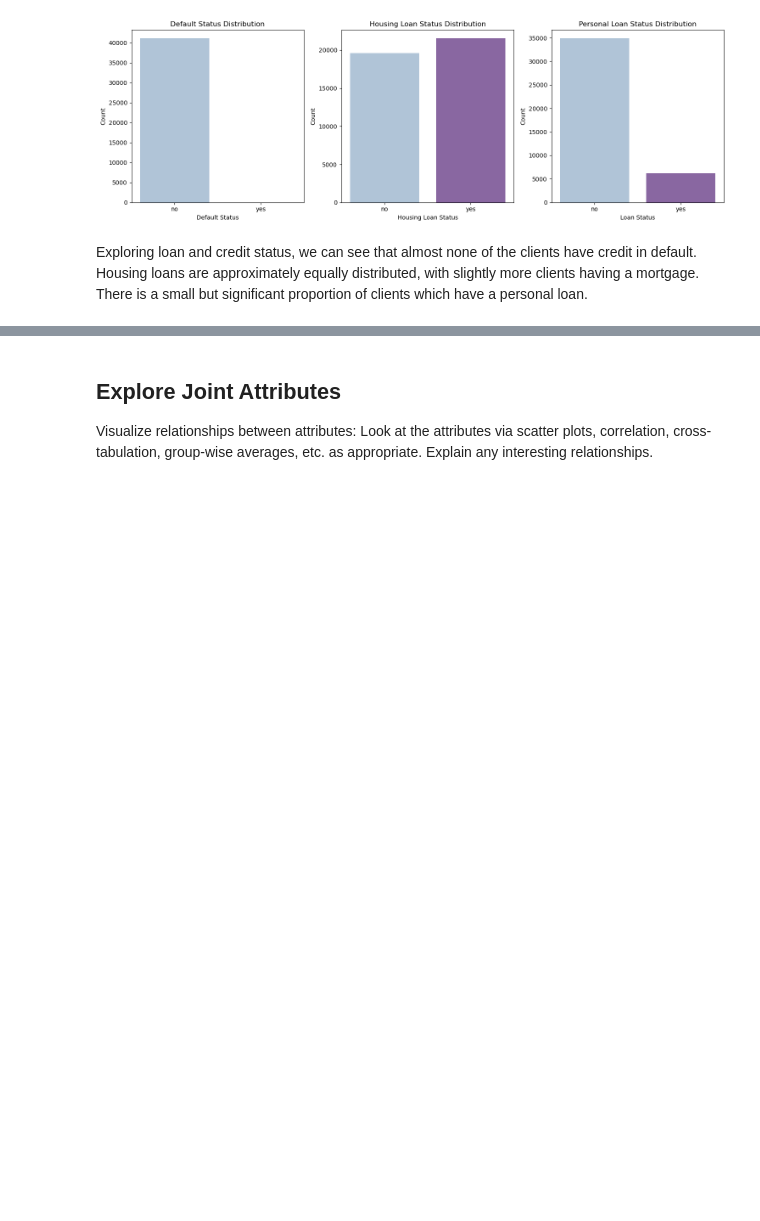
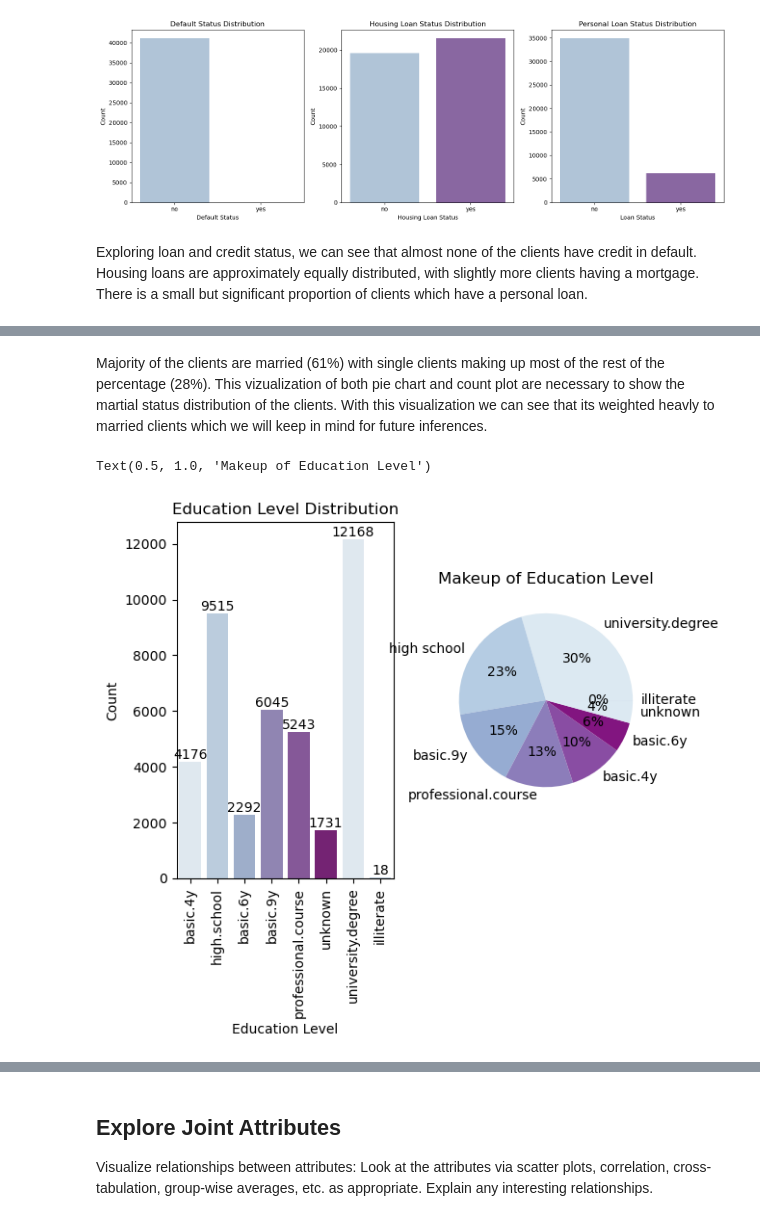
Before and after one commit to NickSager/DS7331_Projects, a Jupyter notebook: Lab01/Lab01.ipynb, the cells around one changed output, grey strips where cells are left out. Saved outputs shown, nothing was run; the diff lists cells and outputs as text; code cells hidden in the pictures; blank space fills up the shorter version.

```diff
--- a/Lab01/Lab01.ipynb
+++ b/Lab01/Lab01.ipynb
@@ -373,0 +390,21 @@ Visualize the most interesting attributes (at least 5 attributes, your opinion o
+# %% [markdown]
+Majority of the clients are married (61%) with single clients making up most of the rest of the percentage (28%). This vizualization of both pie chart and count plot are necessary to show the martial status distribution of the clients. With this visualization we can see that its weighted heavly to married clients which we will keep in mind for future inferences.
+# %%
+f, axes = plt.subplots(1, 2)
+
+# define Seaborn color palette to use
+palette_color = sns.color_palette("BuPu")
+
+#bar chart
+sns.countplot(x="education", data=df, palette=palette_color, ax=axes[0])
+axes[0].set_xlabel('Education Level')
+axes[0].set_ylabel('Count')
+axes[0].set_title('Education Level Distribution')
+axes[0].tick_params(axis='x', labelrotation=90)
+axes[0].bar_label(axes[0].containers[0])
+#pie chart
+plt.pie(df['education'].value_counts(), labels=['university.degree', 'high school', 'basic.9y', 'professional.course', 'basic.4y', 'basic.6y', 'unknown', 'illiterate'],colors=palette_color, autopct='%.0f%%')
+axes[1].set_title('Makeup of Education Level')
+# %% [output]
+Text(0.5, 1.0, 'Makeup of Education Level')
+[figure, added]
```
Also changed, not shown: parts of 22 cells of this notebook.
